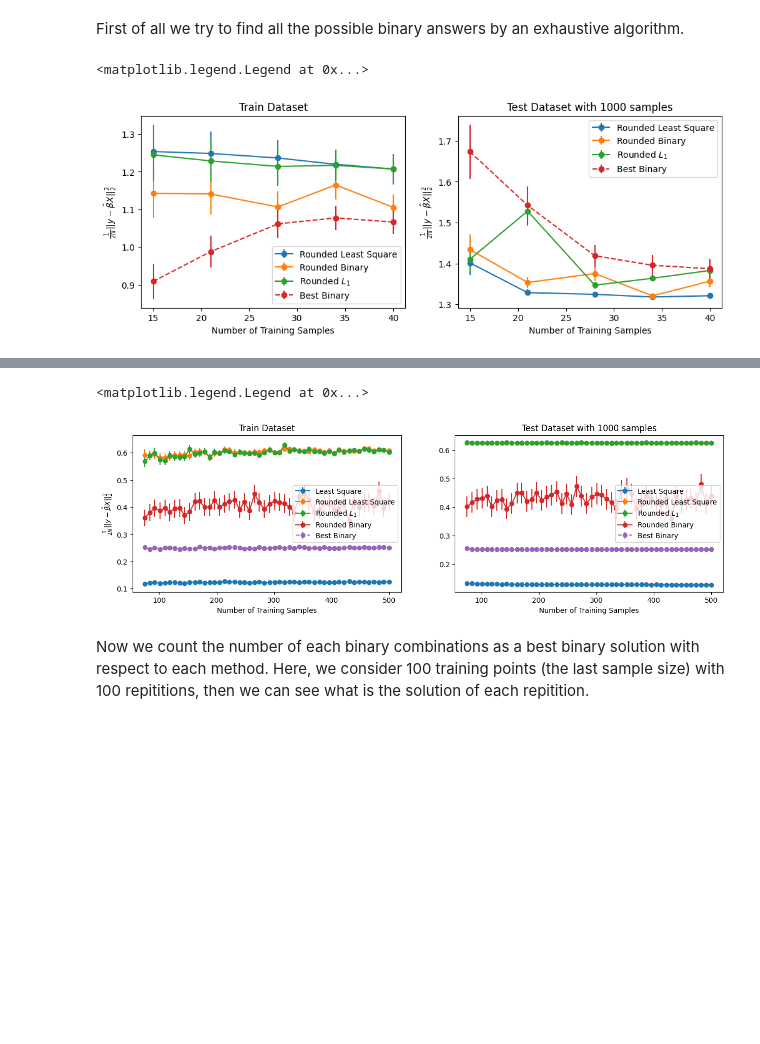
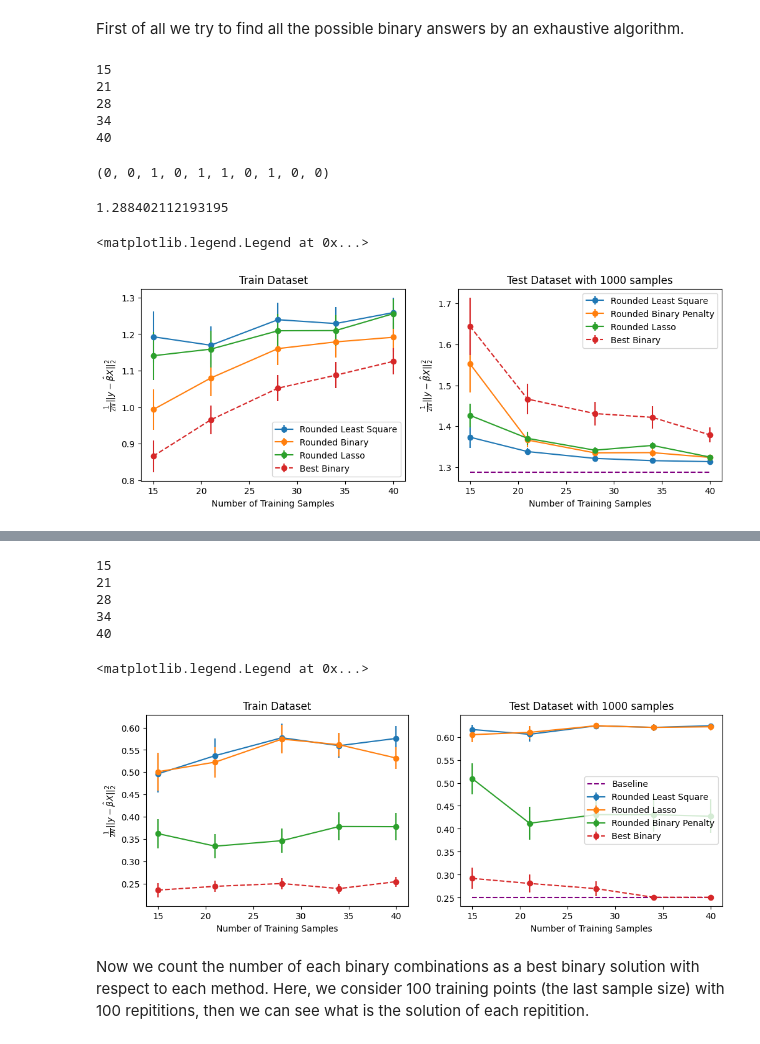
Before and after one commit to shahrzaddii/https---github.com-shahrzaddii-Sparsity, a Jupyter notebook: Binary Estimation Tutorial.ipynb, the cells around one changed output, grey strips where cells are left out. Saved outputs shown, nothing was run; the diff lists cells and outputs as text; code cells hidden in the pictures; blank space fills up the shorter version.

```diff
--- a/Binary Estimation Tutorial.ipynb
+++ b/Binary Estimation Tutorial.ipynb
@@ -418,6 +430,7 @@ xnb_test, ynb_test, _ = DataGenerator(n_samples=1000, weights=beta_nb, n_feature
 First of all we try to find all the possible binary answers by an exhaustive algorithm.
 # %%
 alpha_range = np.logspace(-3, 0, num=10)
+sample_size = np.round(100*np.array(np.linspace(0.15,0.4,5))).astype(int)
 n_folds = 20
 n_repitition = 200
 nb_l1_min_alpha_per_size = []
@@ -497,14 +510,28 @@ for ss in sample_size:
     nb_best_binary_std_train_sse_per_size.append(np.std(nb_best_binary_train_sse_per_iter))
     nb_best_binary_mean_test_sse_per_size.append(np.mean(nb_best_binary_test_sse_per_iter))
     nb_best_binary_std_test_sse_per_size.append(np.std(nb_best_binary_test_sse_per_iter))
-
+    print(ss)
 nb_best_binary_beta_hat_test, nb_best_binary_sse_test = exhaustive_binary(n_answers=10, x=xnb_test, y=ynb_test)
+# %% [output]
+15
+21
+28
+34
+40
+# %%
+nb_best_binary_beta_hat_test
+# %% [output]
+(0, 0, 1, 0, 1, 1, 0, 1, 0, 0)
+# %%
+nb_best_binary_sse_test
+# %% [output]
+1.288402112193195
 # %%
 _, axs = plt.subplots(1, 2, figsize=(12, 4))
 
 axs[0].errorbar(sample_size, nb_rls_train_mean_sse_per_size, yerr=np.array(nb_rls_train_std_sse_per_size)*1.96/(n_repitition**0.5), marker='o', label='Rounded Least Square')
 axs[0].errorbar(sample_size, nb_binary_train_mean_sse_per_size, yerr=np.array(nb_binary_train_std_sse_per_size)*1.96/(n_repitition**0.5), marker='o', label='Rounded Binary')
-axs[0].errorbar(sample_size, nb_l1_train_mean_sse_per_size, yerr=np.array(nb_l1_train_std_sse_per_size)*1.96/(n_repitition**0.5), marker='o',  label='Rounded $L_1$')
+axs[0].errorbar(sample_size, nb_l1_train_mean_sse_per_size, yerr=np.array(nb_l1_train_std_sse_per_size)*1.96/(n_repitition**0.5), marker='o',  label='Rounded Lasso')
 # axs[0].errorbar(sample_size, nb_ls_train_mean_sse_per_size, yerr=np.array(nb_ls_train_std_sse_per_size)*1.96/(n_repitition**0.5), marker='o',  label='Least Square')
 axs[0].errorbar(sample_size, nb_best_binary_mean_train_sse_per_size, yerr=np.array(nb_best_binary_std_train_sse_per_size)*1.96/(n_repitition**0.5), linestyle='--', marker='o', label='Best Binary')
 axs[0].set_xlabel('Number of Training Samples')
@@ -513,18 +540,18 @@ axs[0].set_title(f'Train Dataset')
 axs[0].legend()
 
 axs[1].errorbar(sample_size, nb_rls_test_mean_sse_per_size, yerr=np.array(nb_rls_test_std_sse_per_size)*1.96/(n_repitition**0.5), marker='o', label='Rounded Least Square')
-axs[1].errorbar(sample_size, nb_binary_test_mean_sse_per_size, yerr=np.array(nb_binary_test_std_sse_per_size)*1.96/(n_repitition**0.5), marker='o', label='Rounded Binary')
-axs[1].errorbar(sample_size, nb_l1_test_mean_sse_per_size, yerr=np.array(nb_l1_test_std_sse_per_size)*1.96/(n_repitition**0.5), marker='o', label='Rounded $L_1$')
+axs[1].errorbar(sample_size, nb_binary_test_mean_sse_per_size, yerr=np.array(nb_binary_test_std_sse_per_size)*1.96/(n_repitition**0.5), marker='o', label='Rounded Binary Penalty')
+axs[1].errorbar(sample_size, nb_l1_test_mean_sse_per_size, yerr=np.array(nb_l1_test_std_sse_per_size)*1.96/(n_repitition**0.5), marker='o', label='Rounded Lasso')
 # axs[1].errorbar(sample_size, nb_ls_test_mean_sse_per_size, yerr=np.array(nb_ls_test_std_sse_per_size)*1.96/(n_repitition**0.5), marker='o',  label='Least Square')
 axs[1].errorbar(sample_size, nb_best_binary_mean_test_sse_per_size, yerr=np.array(nb_best_binary_std_test_sse_per_size)*1.96/(n_repitition**0.5), linestyle='--', marker='o', label='Best Binary')
-# axs[1].hlines(nb_best_binary_sse_test, min(sample_size), max(sample_size), linestyle='--',color='darkred', label='Best Binary')
+axs[1].hlines(nb_best_binary_sse_test, min(sample_size), max(sample_size), linestyle='--',color='purple', label='Baseline')
 axs[1].set_xlabel('Number of Training Samples')
 axs[1].set_ylabel('$\\frac{1}{2N}||y-\\hat{\\beta}X||_{2}^{2}$')
 axs[1].set_title(f'Test Dataset with 1000 samples')
 axs[1].legend()
 # %% [output]
 <matplotlib.legend.Legend at 0x...>
-[figure, old version]
+[figure, new version]
 # %% [markdown]
 # Scenario No. 3 A Special Case Study I
 
@@ -577,7 +604,7 @@ x_test, y_test = DataGenerator_x123(n_samples=10000, feature_mean=np.zeros(2), f
 alpha_range = np.logspace(-3, 0, num=10)
 n_folds = 20
 n_repitition = 100
-sample_size = np.round(500*np.array(np.linspace(0.15,1,50))).astype(int)
+sample_size = np.round(100*np.array(np.linspace(0.15,0.4,5))).astype(int)
 x123_l1_train_mean_sse_per_size,x123_l1_train_std_sse_per_size, x123_l1_test_mean_sse_per_size, x123_l1_test_std_sse_per_size = [], [], [], []
 x123_l1_min_alpha_per_size,x123_l1_min_sse_valid_per_size,x123_l1_mean_sse_valid_per_size = [], [], []
 x123_binary_min_alpha_per_size, x123_binary_min_sse_valid_per_size, x123_binary_mean_sse_valid_per_size = [], [], []
@@ -665,32 +692,38 @@ for ss in sample_size:
     x123_best_binary_std_test_sse_per_size.append(np.std(x123_best_binary_test_sse_per_iter))
 
 x123_best_binary_beta_hat_test, x123_best_binary_sse_test = exhaustive_binary(n_answers=3, x=x_test, y=y_test)
+# %% [output]
+15
+21
+28
+34
+40
 # %%
-fig, axs = plt.subplots(1, 2, figsize=(15, 4))
+fig, axs = plt.subplots(1, 2, figsize=(12, 4))
 
-axs[0].errorbar(sample_size, x123_ls_train_mean_sse_per_size, yerr=np.array(x123_ls_train_std_sse_per_size)*1.96/(n_repitition**0.5), marker='o',  label='Least Square')
+# axs[0].errorbar(sample_size, x123_ls_train_mean_sse_per_size, yerr=np.array(x123_ls_train_std_sse_per_size)*1.96/(n_repitition**0.5), marker='o',  label='Least Square')
 axs[0].errorbar(sample_size, x123_rls_train_mean_sse_per_size, yerr=np.array(x123_rls_train_std_sse_per_size)*1.96/(n_repitition**0.5), marker='o', label='Rounded Least Square')
-axs[0].errorbar(sample_size, x123_l1_train_mean_sse_per_size, yerr=np.array(x123_l1_train_std_sse_per_size)*1.96/(n_repitition**0.5), marker='o', label='Rounded $L_1$')
-axs[0].errorbar(sample_size, x123_binary_train_mean_sse_per_size, yerr=np.array(x123_binary_train_std_sse_per_size)*1.96/(n_repitition**0.5), marker='o', label='Rounded Binary')
+axs[0].errorbar(sample_size, x123_l1_train_mean_sse_per_size, yerr=np.array(x123_l1_train_std_sse_per_size)*1.96/(n_repitition**0.5), marker='o', label='Rounded Lasso')
+axs[0].errorbar(sample_size, x123_binary_train_mean_sse_per_size, yerr=np.array(x123_binary_train_std_sse_per_size)*1.96/(n_repitition**0.5), marker='o', label='Rounded Binary Penalty')
 axs[0].errorbar(sample_size, x123_best_binary_mean_train_sse_per_size, yerr=np.array(x123_best_binary_std_train_sse_per_size)*1.96/(n_repitition**0.5),linestyle='--', marker='o', label='Best Binary')
 axs[0].set_xlabel('Number of Training Samples')
 axs[0].set_ylabel('$\\frac{1}{2N}||y-\\hat{\\beta}X||_{2}^{2}$')
 axs[0].set_title('Train Dataset')
-axs[0].legend()
+# axs[0].legend()
 
-axs[1].errorbar(sample_size, x123_ls_test_mean_sse_per_size, yerr=np.array(x123_ls_test_std_sse_per_size)*1.96/(n_repitition**0.5), marker='o',  label='Least Square')
+# axs[1].errorbar(sample_size, x123_ls_test_mean_sse_per_size, yerr=np.array(x123_ls_test_std_sse_per_size)*1.96/(n_repitition**0.5), marker='o',  label='Least Square')
 axs[1].errorbar(sample_size, x123_rls_test_mean_sse_per_size, yerr=np.array(x123_rls_test_std_sse_per_size)*1.96/(n_repitition**0.5), marker='o', label='Rounded Least Square')
-axs[1].errorbar(sample_size, x123_l1_test_mean_sse_per_size, yerr=np.array(x123_l1_test_std_sse_per_size)*1.96/(n_repitition**0.5), marker='o', label='Rounded $L_1$')
-axs[1].errorbar(sample_size, x123_binary_test_mean_sse_per_size, yerr=np.array(x123_binary_test_std_sse_per_size)*1.96/(n_repitition**0.5), marker='o', label='Rounded Binary')
+axs[1].errorbar(sample_size, x123_l1_test_mean_sse_per_size, yerr=np.array(x123_l1_test_std_sse_per_size)*1.96/(n_repitition**0.5), marker='o', label='Rounded Lasso')
+axs[1].errorbar(sample_size, x123_binary_test_mean_sse_per_size, yerr=np.array(x123_binary_test_std_sse_per_size)*1.96/(n_repitition**0.5), marker='o', label='Rounded Binary Penalty')
 axs[1].errorbar(sample_size, x123_best_binary_mean_test_sse_per_size, yerr=np.array(x123_best_binary_std_test_sse_per_size)*1.96/(n_repitition**0.5),linestyle='--', marker='o', label='Best Binary')
-# axs[1].hlines(x123_best_binary_sse_test, min(sample_size), max(sample_size), linestyle='--',color='purple', label='Best Binary')
+axs[1].hlines(x123_best_binary_sse_test, min(sample_size), max(sample_size), linestyle='--',color='purple', label='Baseline')
 axs[1].set_xlabel('Number of Training Samples')
 # axs[1].set_ylabel('$\\frac{1}{2N}||y-\\hat{\\beta}X||_{2}^{2}$')
 axs[1].set_title('Test Dataset with 1000 samples')
-axs[1].legend()
+axs[1].legend(loc='center right')
 # %% [output]
 <matplotlib.legend.Legend at 0x...>
-[figure, old version]
+[figure, new version]
 # %% [markdown]
 Now we count the number of each binary combinations as a best binary solution with respect to each method. Here, we consider 100 training points (the last sample size) with 100 repititions, then we can see what is the solution of each repitition.
 # %%
```
Also changed, not shown: parts of 9 cells of this notebook, 2 other files.
